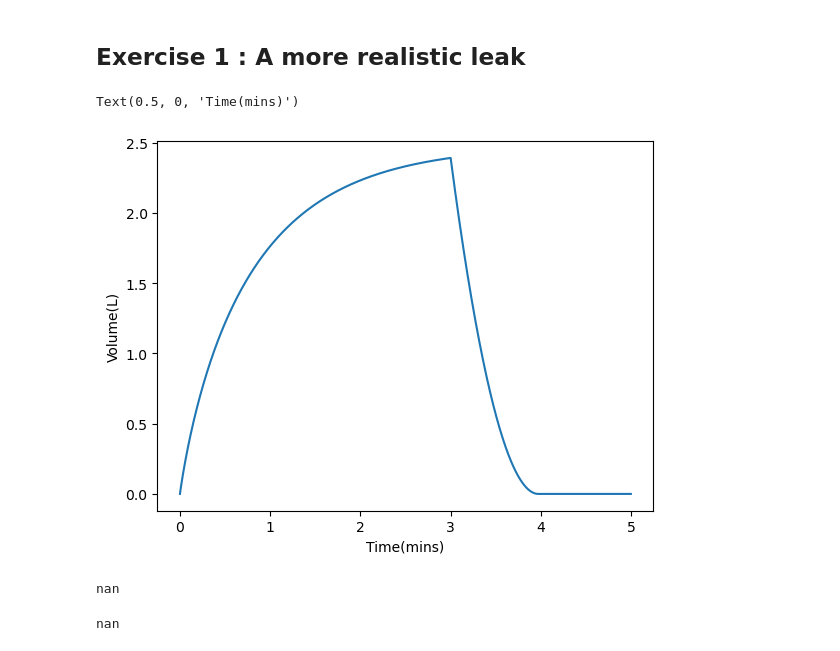
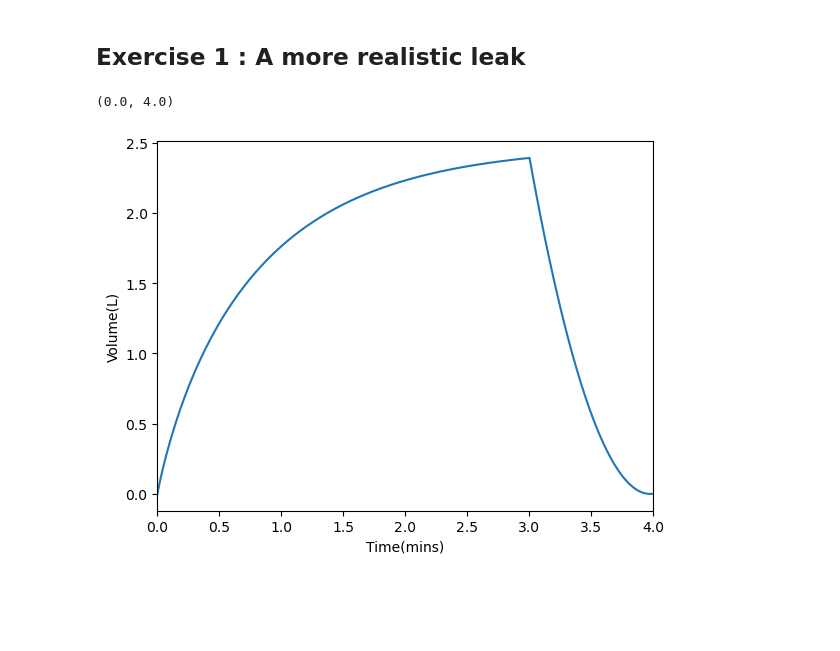
Before and after one commit to SPS-SP2273/learning-portfolio-bryantyj, a Jupyter notebook: numerical solutions/numerical_solutions_(need).ipynb, the cells around one changed output. Saved outputs shown, nothing was run; the diff lists cells and outputs as text; code cells hidden in the pictures; blank space fills up the shorter version.

```diff
--- a/numerical solutions/numerical_solutions_(need).ipynb
+++ b/numerical solutions/numerical_solutions_(need).ipynb
@@ -281,40 +281,33 @@ g = 9.8
 bucket_capacity = 9              # L
 all_volume = []                  # To keep track of all volumes
 all_time = []                    # To keep track of all times
 volume = 0                       # Starting volume
 time = 0
 
 while time <= max_time:
     all_time.append(time)
     all_volume.append(volume)
     dV = rate * dt
 
     h = volume*(10**-3) / 700E-4 #height in meters
     leak_rate = np.sqrt(2*g*h)*1E-4*1E3*60 # L/min
 
     leak_volume = leak_rate * dt
     volume -= leak_volume
 
     if (volume <= bucket_capacity) and (time < tap_off_time):
         volume += dV
 
     if volume <= 0:
         volume = 0
 
     time += dt
 
 plt.plot(all_time, all_volume)
 plt.ylabel('Volume(L)')
 plt.xlabel('Time(mins)')
+plt.xlim(0,4)
 #plt.hlines(bucket_capacity, 0, max_time, colors='grey', ls='dashed')
 # %% [output]
-Text(0.5, 0, 'Time(mins)')
+(0.0, 4.0)
-[figure, old version]
+[figure, new version]
-# %%
-np.sqrt(2*g*h)
-# %% [output]
-nan
-# %%
-volume
-# %% [output]
-nan
```
